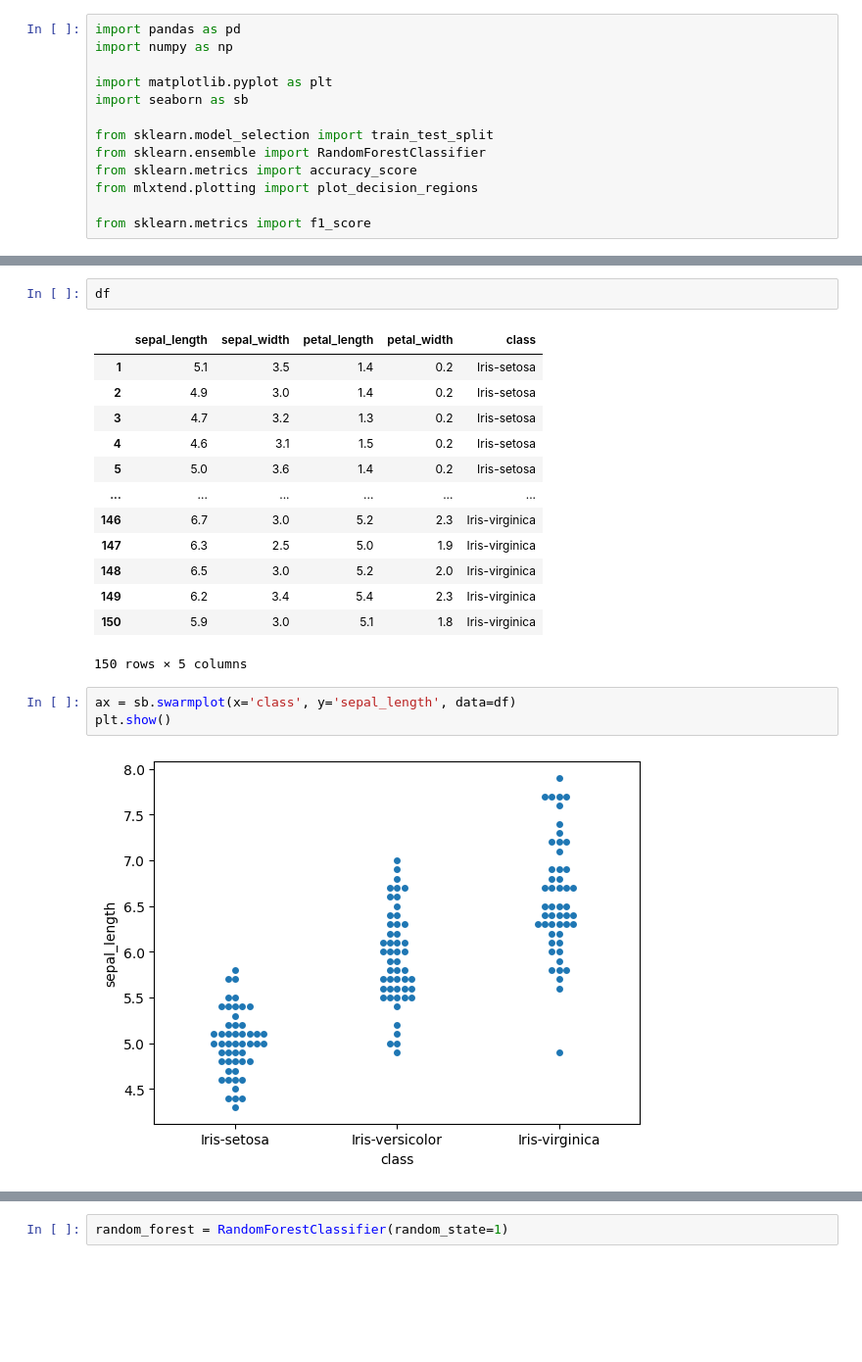
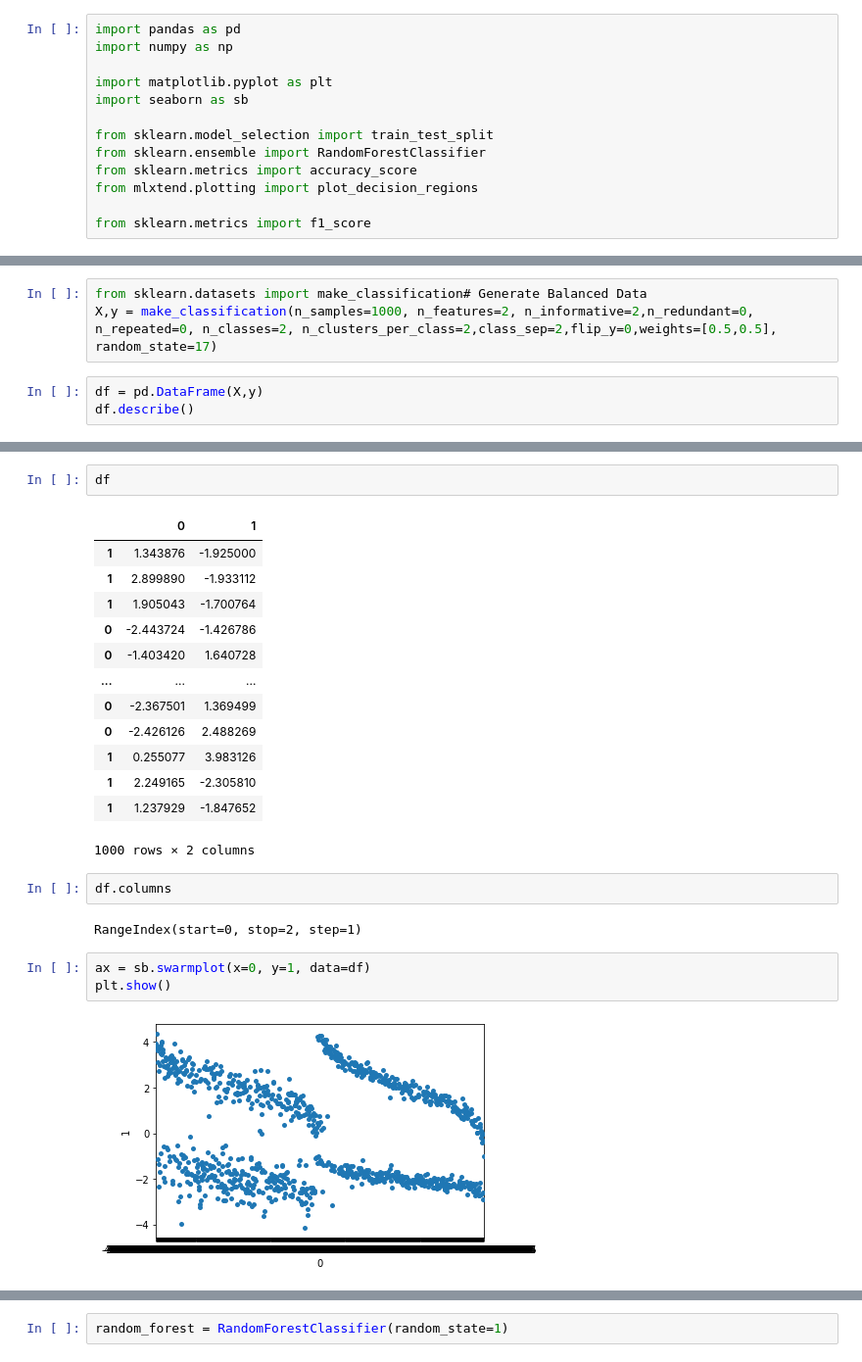
Before and after one commit to deepan-31/metadata-tool, a Jupyter notebook: RandomForest.ipynb, the cells around one changed output, grey strips where cells are left out. Shown at 98% size. Saved outputs shown, nothing was run; the diff lists cells and outputs as text; blank space fills up the shorter version.

```diff
--- a/RandomForest.ipynb
+++ b/RandomForest.ipynb
@@ -28,0 +16,6 @@ df.describe()
+# %%
+from sklearn.datasets import make_classification# Generate Balanced Data
+X,y = make_classification(n_samples=1000, n_features=2, n_informative=2,n_redundant=0, n_repeated=0, n_classes=2, n_clusters_per_class=2,class_sep=2,flip_y=0,weights=[0.5,0.5], random_state=17)
+# %%
+df = pd.DataFrame(X,y)
+df.describe()
@@ -29,24 +32,28 @@ df.describe()
 # %%
 df
 # %% [output]
-|  | sepal_length | sepal_width | petal_length | petal_width | class |
-| 1 | 5.1 | 3.5 | 1.4 | 0.2 | Iris-setosa |
-| 2 | 4.9 | 3.0 | 1.4 | 0.2 | Iris-setosa |
-| 3 | 4.7 | 3.2 | 1.3 | 0.2 | Iris-setosa |
-| 4 | 4.6 | 3.1 | 1.5 | 0.2 | Iris-setosa |
-| 5 | 5.0 | 3.6 | 1.4 | 0.2 | Iris-setosa |
-| ... | ... | ... | ... | ... | ... |
-| 146 | 6.7 | 3.0 | 5.2 | 2.3 | Iris-virginica |
-| 147 | 6.3 | 2.5 | 5.0 | 1.9 | Iris-virginica |
-| 148 | 6.5 | 3.0 | 5.2 | 2.0 | Iris-virginica |
-| 149 | 6.2 | 3.4 | 5.4 | 2.3 | Iris-virginica |
-| 150 | 5.9 | 3.0 | 5.1 | 1.8 | Iris-virginica |
+|  | 0 | 1 |
+| 1 | 1.343876 | -1.925000 |
+| 1 | 2.899890 | -1.933112 |
+| 1 | 1.905043 | -1.700764 |
+| 0 | -2.443724 | -1.426786 |
+| 0 | -1.403420 | 1.640728 |
+| ... | ... | ... |
+| 0 | -2.367501 | 1.369499 |
+| 0 | -2.426126 | 2.488269 |
+| 1 | 0.255077 | 3.983126 |
+| 1 | 2.249165 | -2.305810 |
+| 1 | 1.237929 | -1.847652 |
-150 rows × 5 columns
+1000 rows × 2 columns
+# %%
+df.columns
+# %% [output]
+RangeIndex(start=0, stop=2, step=1)
 # %%
-ax = sb.swarmplot(x='class', y='sepal_length', data=df)
+ax = sb.swarmplot(x=0, y=1, data=df)
 plt.show()
 # %% [output]
-[figure, old version]
+[figure, new version]
 # %%
 df.columns
 # %% [output]
```
Also changed, not shown: parts of 15 cells of this notebook.
